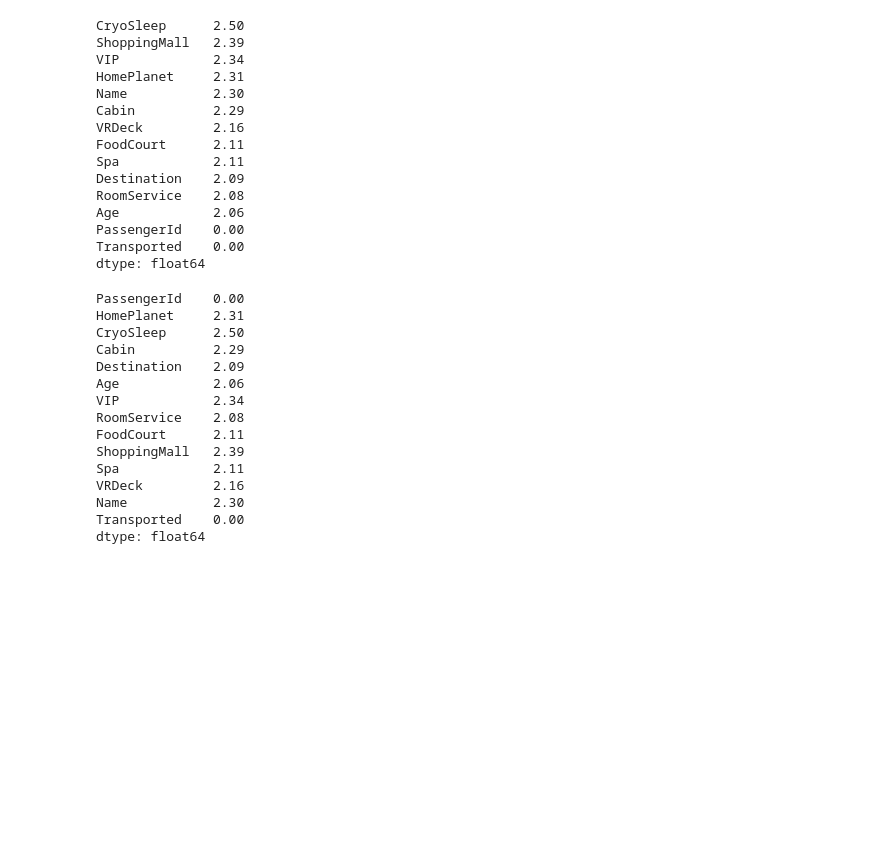
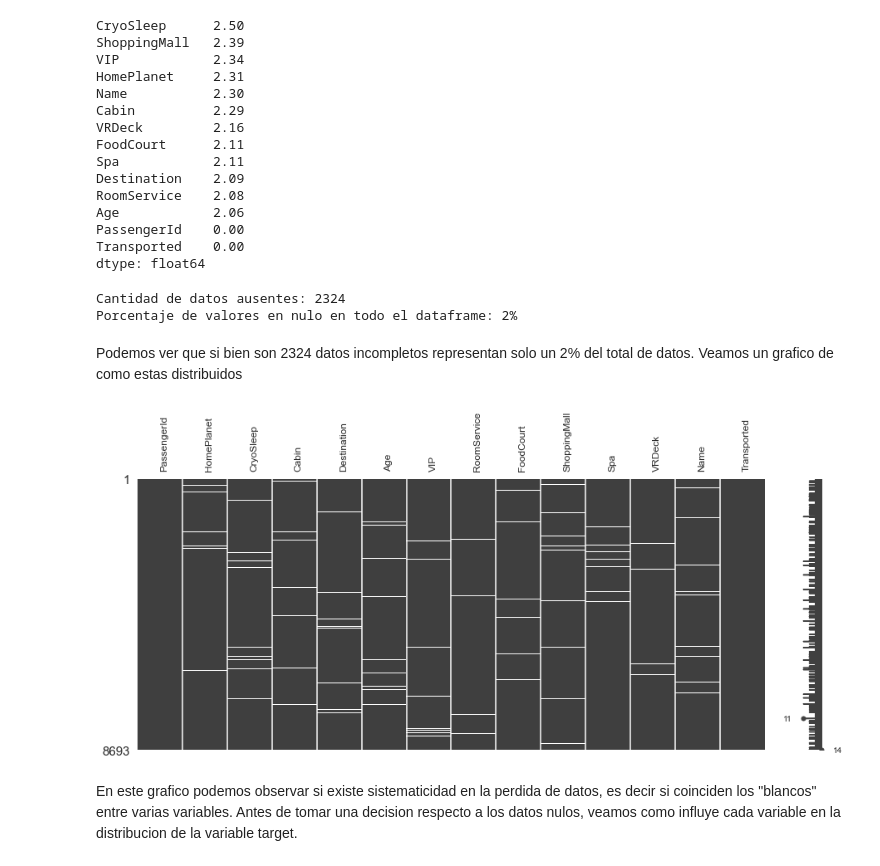
Before and after one commit to ayepezzetto/METLAB, a Jupyter notebook: Challenge_Titanic_RamaGiuli.ipynb, the cells around one changed output. Cells and saved outputs as stored; diff of their text form; code cells hidden in the pictures; blank space fills up the shorter version.

```diff
--- a/Challenge_Titanic_RamaGiuli.ipynb
+++ b/Challenge_Titanic_RamaGiuli.ipynb
@@ -212,21 +365,23 @@ Age            2.06
 PassengerId    0.00
 Transported    0.00
 dtype: float64
-# %%
-nulos_porcentaje [ nulos_porcentaje<=20]
-# %% [output]
-PassengerId    0.00
-HomePlanet     2.31
-CryoSleep      2.50
-Cabin          2.29
-Destination    2.09
-Age            2.06
-VIP            2.34
-RoomService    2.08
-FoodCourt      2.11
-ShoppingMall   2.39
-Spa            2.11
-VRDeck         2.16
-Name           2.30
-Transported    0.00
-dtype: float64
+# %%
+# how many total missing values do we have?
+total_cells = np.product(df.shape)
+total_missing = df.isna().sum().sum()
+print('Cantidad de datos ausentes:',total_missing)
+# percent of data that is missing
+print('Porcentaje de valores en nulo en todo el dataframe:',"{:.0%}".format(total_missing/total_cells))
+# %% [output]
+Cantidad de datos ausentes: 2324
+Porcentaje de valores en nulo en todo el dataframe: 2%
+# %% [markdown]
+Podemos ver que si bien son 2324 datos incompletos representan solo un 2% del total de datos. Veamos un grafico de como estas distribuidos
+# %%
+#usamos sample porque da error con todo el datas
+ax = msno.matrix(df,figsize=(15, 6),fontsize=12)
+ax.tick_params('x', rotation=90)
+# %% [output]
+[figure, added]
+# %% [markdown]
+En este grafico podemos observar si existe sistematicidad en la perdida de datos, es decir si coinciden los "blancos" entre varias variables. Antes de tomar una decision respecto a los datos nulos, veamos como influye cada variable en la distribucion de la variable target.
```
Also changed, not shown: parts of 67 cells of this notebook.
